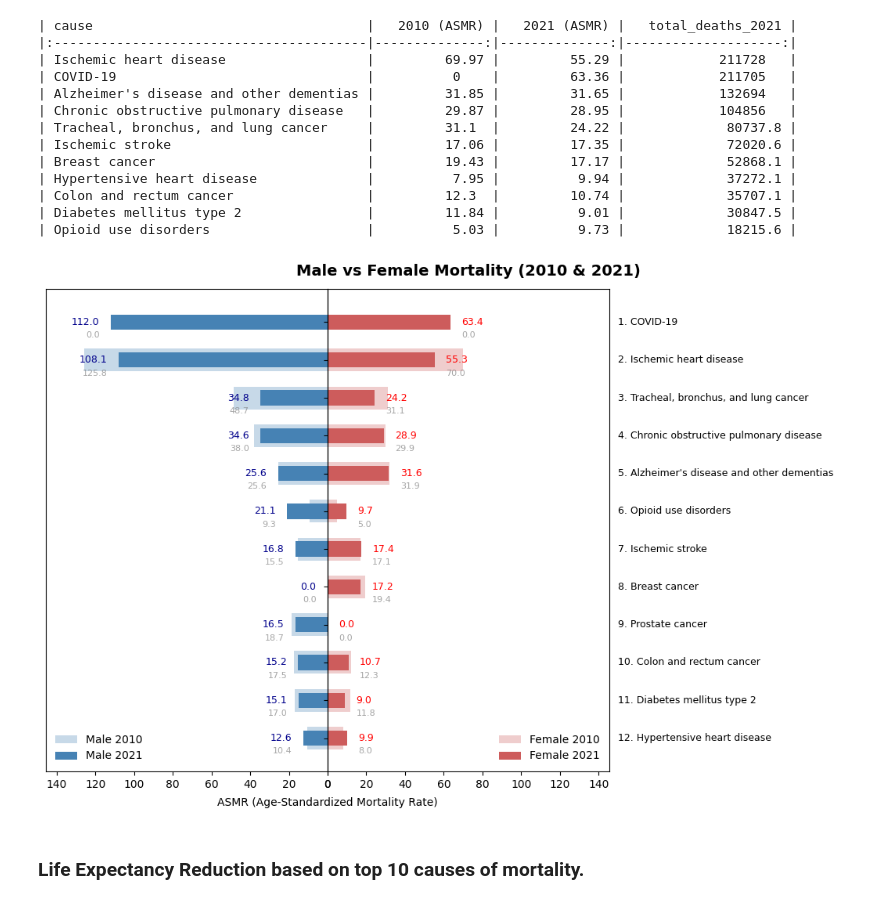
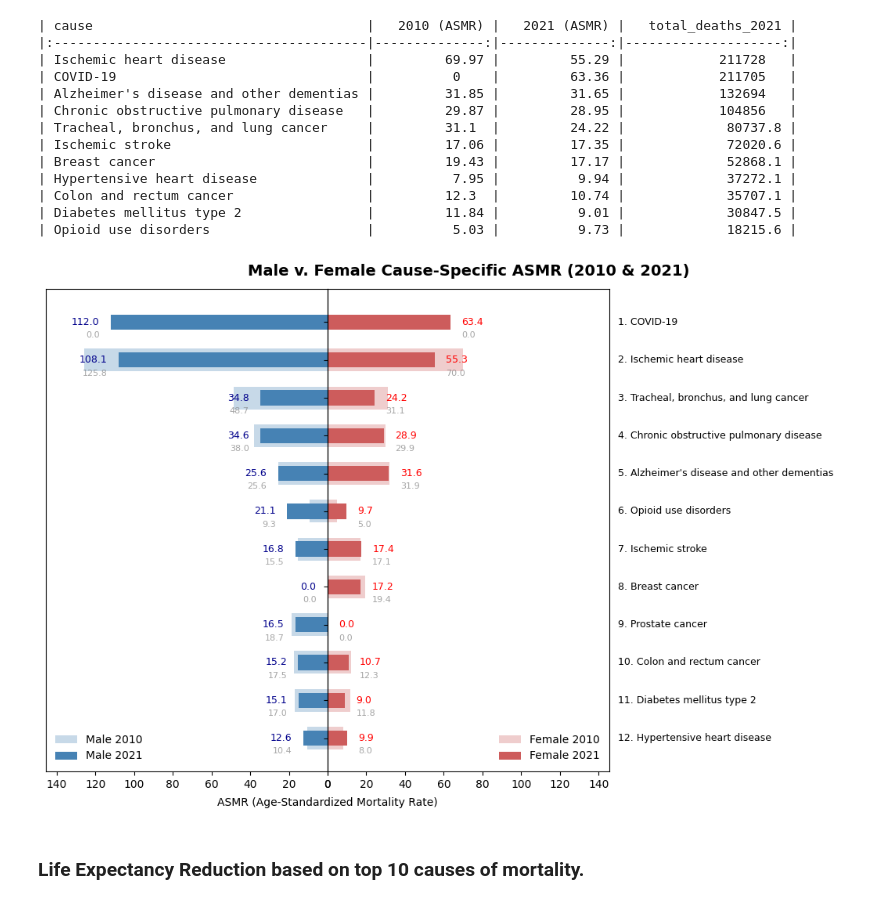
Before and after one commit to Tony-gh123/U.S-Burden-of-Disease-Report-2010-2021, a Jupyter notebook: gbd_sql_exploration.ipynb, the cells around one changed output. Drawn from its saved outputs; the diff is of its cells as text; code cells hidden in the pictures.

```diff
--- a/gbd_sql_exploration.ipynb
+++ b/gbd_sql_exploration.ipynb
@@ -593,35 +591,35 @@ for yi, val in enumerate(f21):
 for yi, val in enumerate(df["female_2010"].fillna(0)):
     axR.text(
         f21[yi] + pad * 0.04,  # x position: same as 2021 label
         yi - 0.35,             # y position: slightly below the 2021 label
         f"{val:.1f}",
         va="center", ha="left", color="gray", fontsize=8, alpha=0.7
     )
 
 # --- Disease labels OUTSIDE the bars with numbering ---
 # Add numbering to the causes
 n = len(causes)
 for yi, cause in enumerate(causes):
     # Flip the numbering: top row = 1, bottom row = n
     label = f"{yi+1}. {cause}"           # still counts up
     flipped_label = f"{n-yi}. {cause}"   # counts down (top=1)
 
     axR.text(1.03, yi, flipped_label, va="center", ha="left",
              transform=axR.get_yaxis_transform(), fontsize=9)
 
 # Titles (optional)
 axL.legend(loc="lower left", frameon=False)
 axR.legend(loc="lower right", frameon=False)
 fig.text(0.5, 0.06, "ASMR (Age-Standardized Mortality Rate)", ha="center", va="center")
-fig.suptitle("Male vs Female Mortality (2010 & 2021)",
+fig.suptitle("Male v. Female Cause-Specific ASMR (2010 & 2021)",
              fontsize=14, weight="bold", y=0.92, x=0.6)
 
 # Make room for outside labels so they don't get clipped
 fig.subplots_adjust(left=0.30, right=0.70)  # tweak if needed
 
 plt.show()
 # %% [output]
-[figure, old version]
+[figure, new version]
 # %% [markdown]
 ### Life Expectancy Reduction based on top 10 causes of mortality.
 # %%
```
Also changed, not shown: parts of 5 cells of this notebook, 5 other files.
